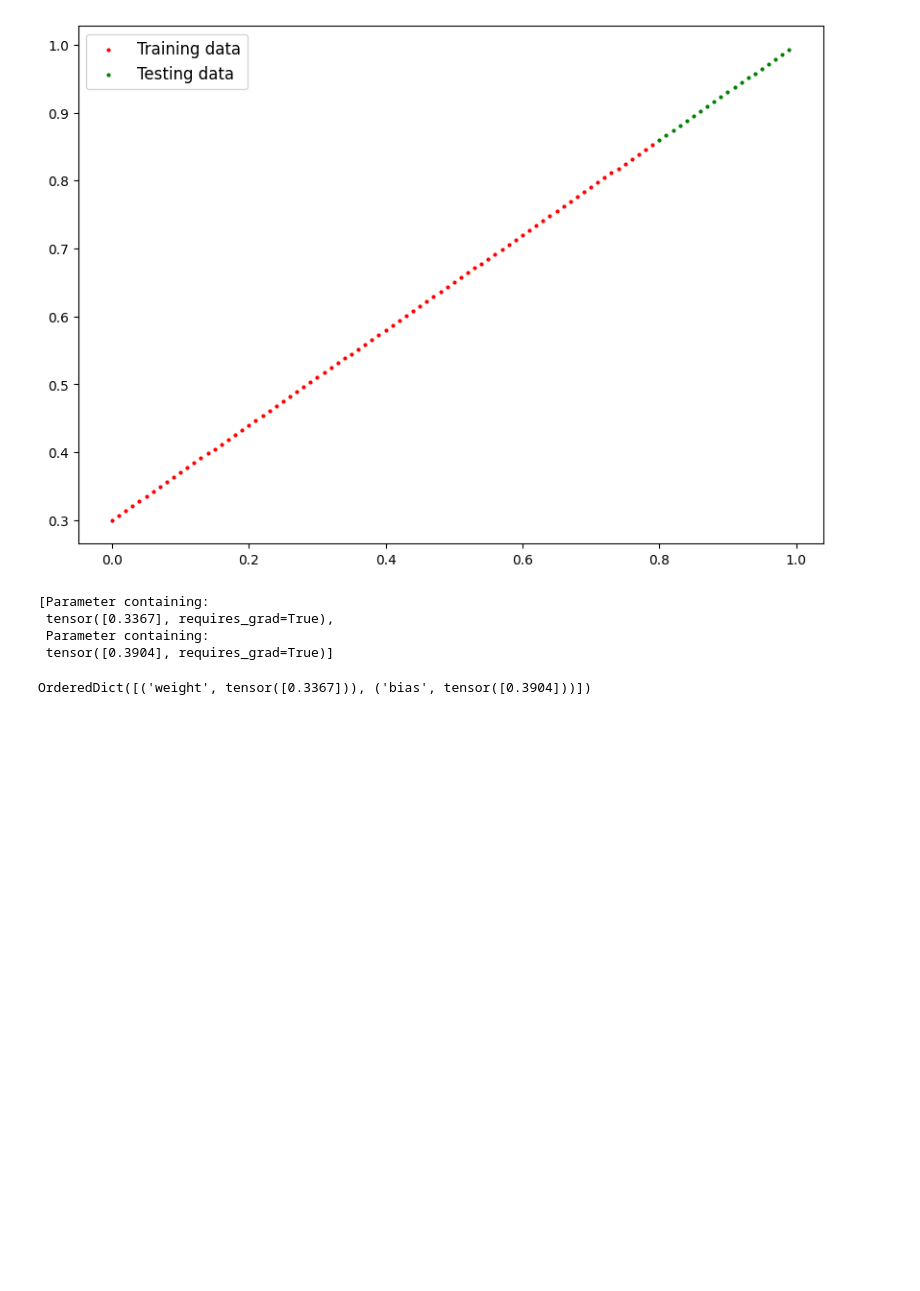
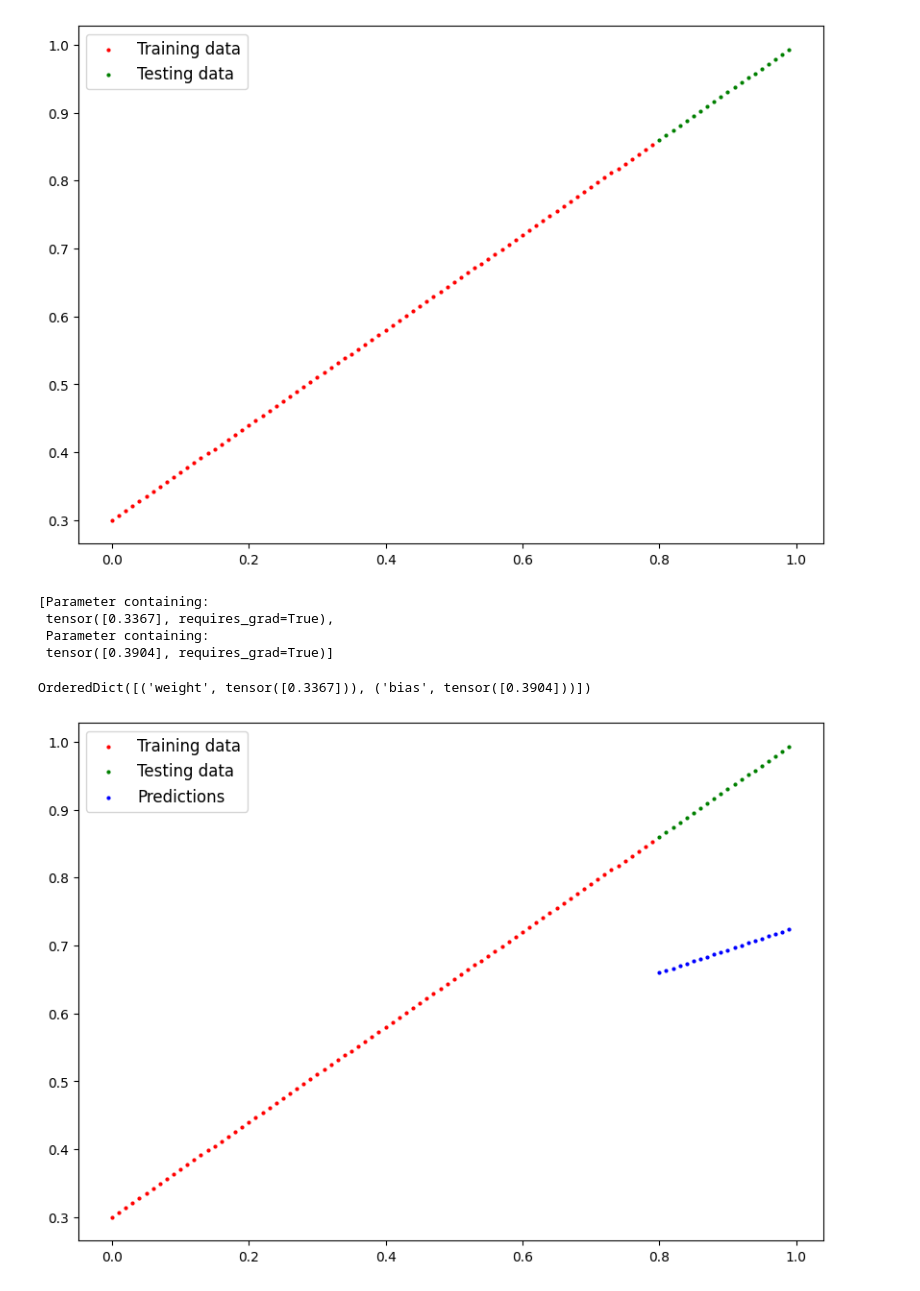
Before and after one commit to danielagg/pytorch-playground, a Jupyter notebook: playground.ipynb, the cells around one changed output. Drawn from its saved outputs; the diff is of its cells as text; code cells hidden in the pictures; blank space fills up the shorter version.

Commit message:
visualize untrained linear regression model predictions

```diff
--- a/playground.ipynb
+++ b/playground.ipynb
@@ -213,10 +213,14 @@ y_validation = y[80:]
 # %% [output]
 80
 # %%
-def plot_predictions(training_X, training_y, validation_X, validation_y, prediction_X=None, prediction_y=None):
+def plot_predictions(training_X, training_y, validation_X, validation_y, prediction_y=None):
     plot.figure(figsize=(10, 7))
     plot.scatter(training_X, training_y, c="red", s=4, label="Training data")
     plot.scatter(validation_X, validation_y, c="green", s=4, label="Testing data")
+
+    if(prediction_y is not None):
+        plot.scatter(validation_X, prediction_y, c="blue", s=4, label="Predictions")
+
     plot.legend(prop={"size": 12})
 
 plot_predictions(X_train, y_train, X_validation, y_validation)
@@ -246,3 +250,10 @@ list(model_0.parameters())
 model_0.state_dict() # get the parameters in readable form
 # %% [output]
 OrderedDict([('weight', tensor([0.3367])), ('bias', tensor([0.3904]))])
+# %%
+with torch.inference_mode():
+    y_hats = model_0(X_validation)
+
+plot_predictions(X_train, y_train, X_validation, y_validation, prediction_y=y_hats)
+# %% [output]
+[figure, added]
```
Also changed, not shown: parts of 1 cell of this notebook.
